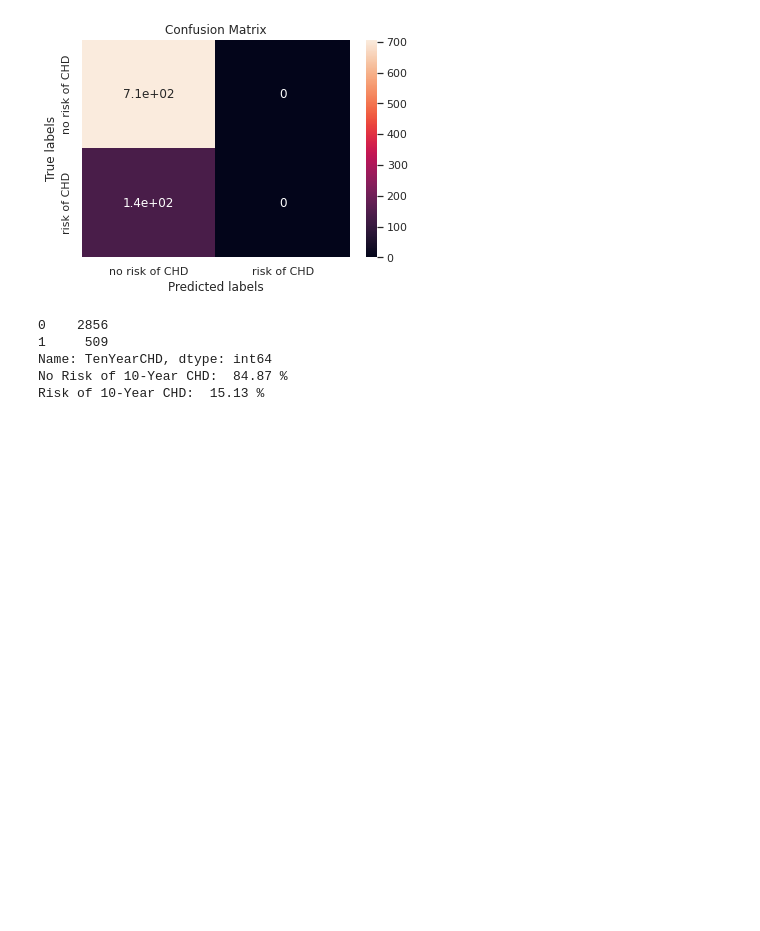
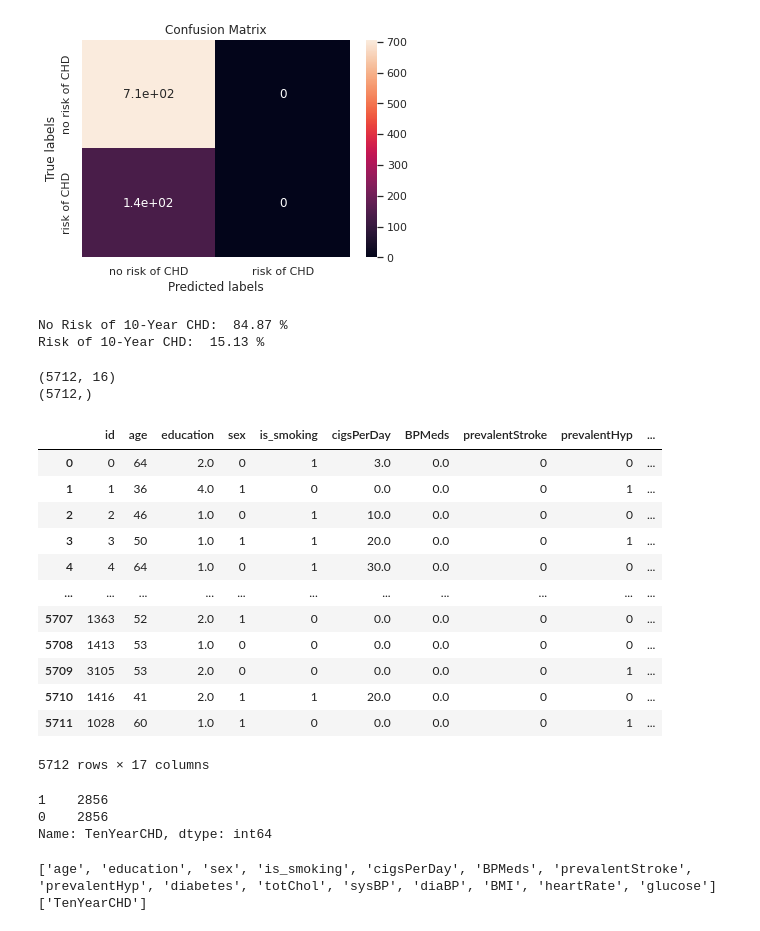
Before and after one commit to SethupathyM/Cardiovascular_Risk_Prediction, a Jupyter notebook: Cardiovascular_Risk_Prediction.ipynb, the cells around one changed output. Drawn from its saved outputs; the diff is of its cells as text; code cells hidden in the pictures; blank space fills up the shorter version.

```diff
--- a/Cardiovascular_Risk_Prediction.ipynb
+++ b/Cardiovascular_Risk_Prediction.ipynb
@@ -704,19 +717,61 @@ sns.set(font_scale = 1)
 # %%
 # class Imbalnce needs to be done
 # %%
-print(df['TenYearCHD'].value_counts())
-NO_risk_of_CHD = 2856
-risk_of_CHD = 509
+NO_risk_of_CHD,risk_of_CHD = df['TenYearCHD'].value_counts()
 total_observations = NO_risk_of_CHD + risk_of_CHD
 no_risk_precent = round((NO_risk_of_CHD/(NO_risk_of_CHD + risk_of_CHD)) *100,2)
 risk_precent = round((risk_of_CHD/(NO_risk_of_CHD + risk_of_CHD)) *100,2)
 print('No Risk of 10-Year CHD: ',no_risk_precent,'%')
 print('Risk of 10-Year CHD: ',risk_precent,'%')
 # %% [output]
-0    2856
-1     509
-Name: TenYearCHD, dtype: int64
 No Risk of 10-Year CHD:  84.87 %
 Risk of 10-Year CHD:  15.13 %
 # %%
 # Only 15% percent of the Pateints are having a Risk of 10-year CHD.
+# %%
+# Random Over Sampling
+from imblearn.over_sampling import RandomOverSampler
+
+ros = RandomOverSampler(random_state = 234)
+X_ros,y_ros = ros.fit_resample(df.iloc[:,0:-1], df['TenYearCHD'])
+print(X_ros.shape)
+print(y_ros.shape)
+# %% [output]
+(5712, 16)
+(5712,)
+# %%
+ros_x = pd.DataFrame(X_ros)
+ros_y = pd.DataFrame(y_ros)
+ros_xy = pd.concat([ros_x,ros_y], axis = 1)
+ros_xy
+# %% [output]
+|  | id | age | education | sex | is_smoking | cigsPerDay | BPMeds | prevalentStroke | prevalentHyp | ... |
+| 0 | 0 | 64 | 2.0 | 0 | 1 | 3.0 | 0.0 | 0 | 0 | ... |
+| 1 | 1 | 36 | 4.0 | 1 | 0 | 0.0 | 0.0 | 0 | 1 | ... |
+| 2 | 2 | 46 | 1.0 | 0 | 1 | 10.0 | 0.0 | 0 | 0 | ... |
+| 3 | 3 | 50 | 1.0 | 1 | 1 | 20.0 | 0.0 | 0 | 1 | ... |
+| 4 | 4 | 64 | 1.0 | 0 | 1 | 30.0 | 0.0 | 0 | 0 | ... |
+| ... | ... | ... | ... | ... | ... | ... | ... | ... | ... | ... |
+| 5707 | 1363 | 52 | 2.0 | 1 | 0 | 0.0 | 0.0 | 0 | 0 | ... |
+| 5708 | 1413 | 53 | 1.0 | 0 | 0 | 0.0 | 0.0 | 0 | 0 | ... |
+| 5709 | 3105 | 53 | 2.0 | 0 | 0 | 0.0 | 0.0 | 0 | 1 | ... |
+| 5710 | 1416 | 41 | 2.0 | 1 | 1 | 20.0 | 0.0 | 0 | 0 | ... |
+| 5711 | 1028 | 60 | 1.0 | 1 | 0 | 0.0 | 0.0 | 0 | 1 | ... |
+5712 rows × 17 columns
+# %%
+ros_xy['TenYearCHD'].value_counts()
+# %% [output]
+1    2856
+0    2856
+Name: TenYearCHD, dtype: int64
+# %%
+independent_variables = ros_xy.columns.tolist()
+independent_variables.remove('id')
+independent_variables.remove('TenYearCHD')
+
+dependent_variable = ['TenYearCHD']
+print(independent_variables)
+print(dependent_variable)
+# %% [output]
+['age', 'education', 'sex', 'is_smoking', 'cigsPerDay', 'BPMeds', 'prevalentStroke', 'prevalentHyp', 'diabetes', 'totChol', 'sysBP', 'diaBP', 'BMI', 'heartRate', 'glucose']
+['TenYearCHD']
```
Also changed, not shown: parts of 18 cells of this notebook.
